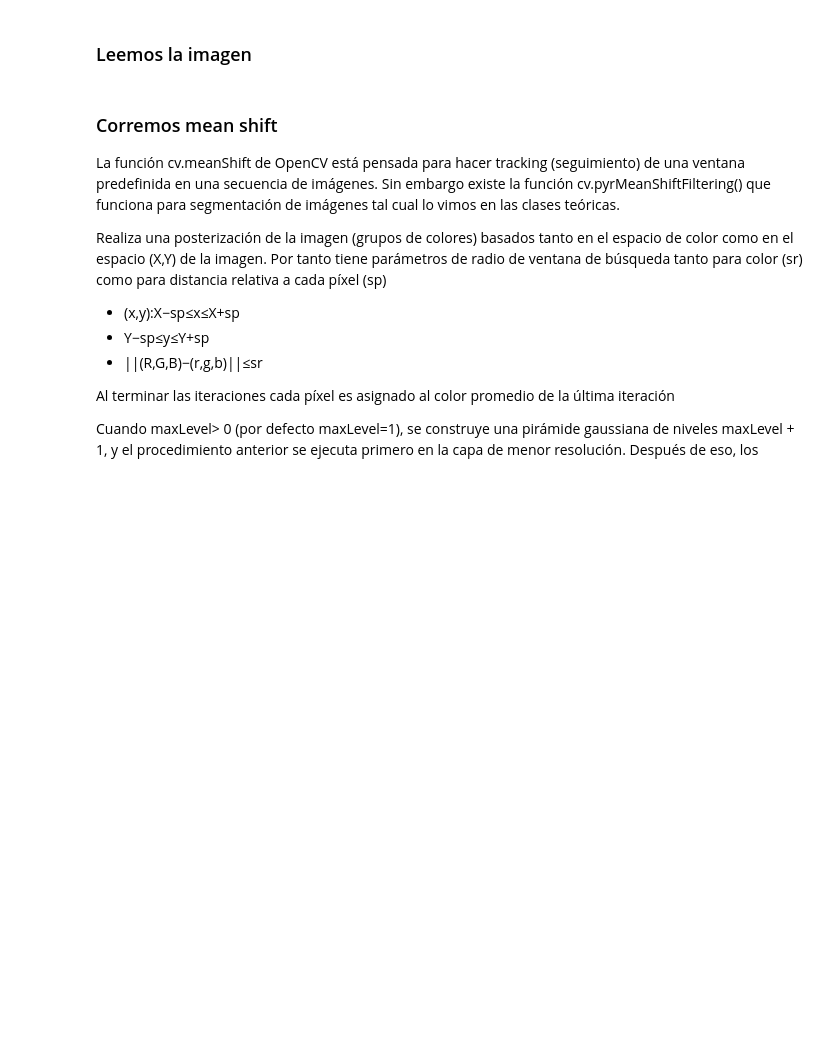
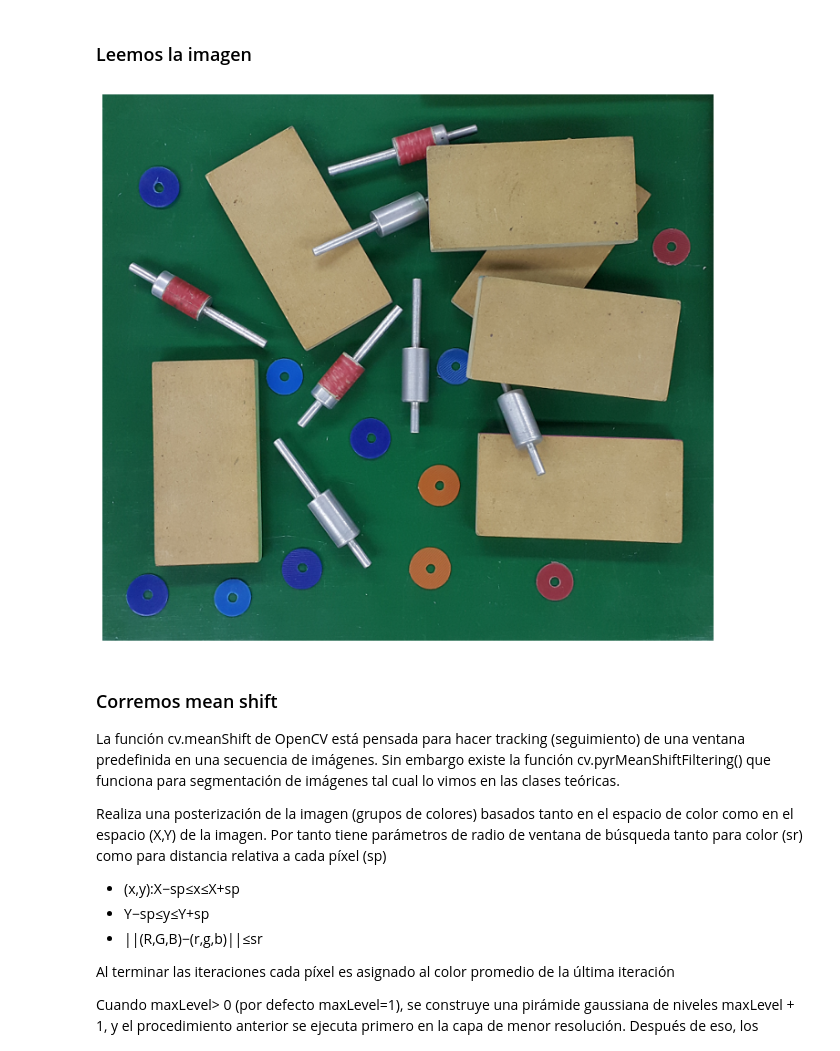
Before and after one commit to FIUBA-Posgrado-Inteligencia-Artificial/vision_computadora_I, a Jupyter notebook: Codigo/Clase6/02.Meanshift.ipynb, the cells around one changed output. Cells and saved outputs as stored; diff of their text form; code cells hidden in the pictures; blank space fills up the shorter version.

```diff
--- a/Codigo/Clase6/02.Meanshift.ipynb
+++ b/Codigo/Clase6/02.Meanshift.ipynb
@@ -16,7 +9,9 @@ Using matplotlib backend: Qt5Agg
 # %%
 # Cargamos la imagen y la binarizamos por el método de Otzu
 img = cv.imread('piezas.png')
-cv.imshow('Imagen original',img)
+sv.plot_image(img)
+# %% [output]
+[figure, added]
 # %% [markdown]
 ### Corremos mean shift
 
```
Also changed, not shown: parts of 4 cells of this notebook, 3 other files.
